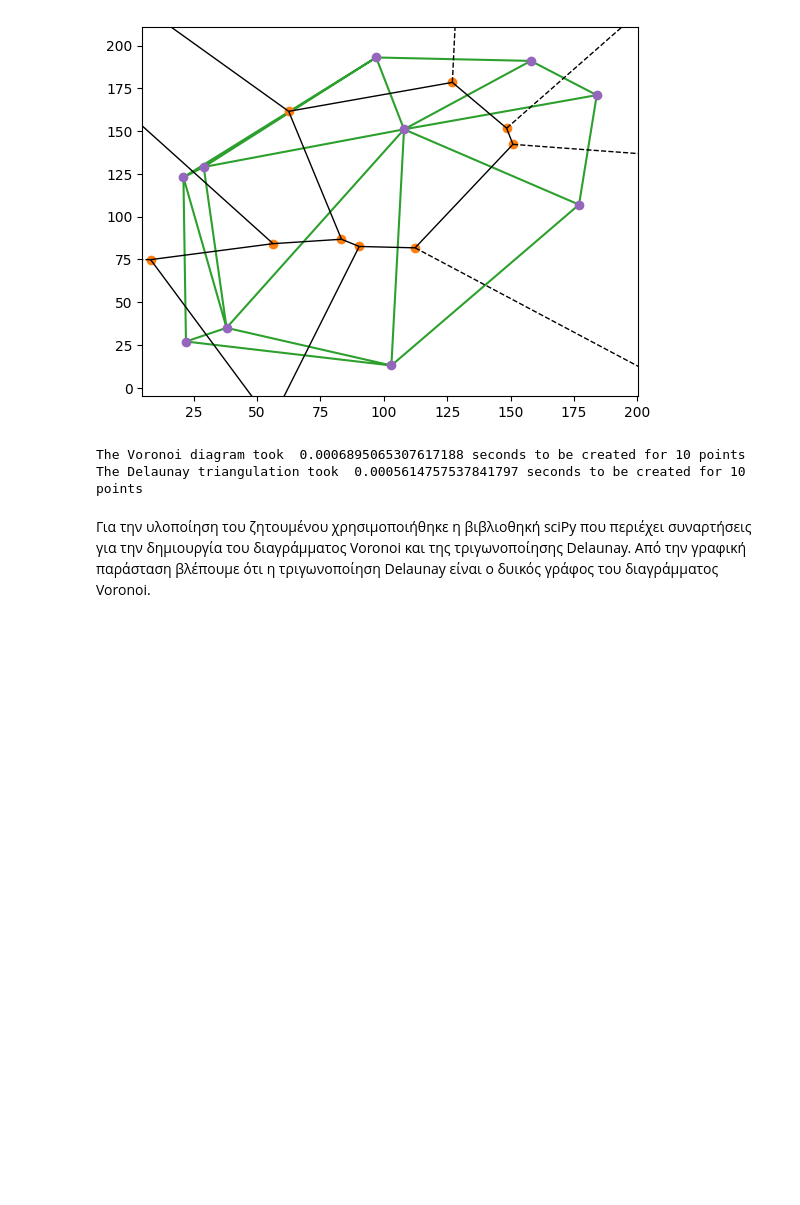
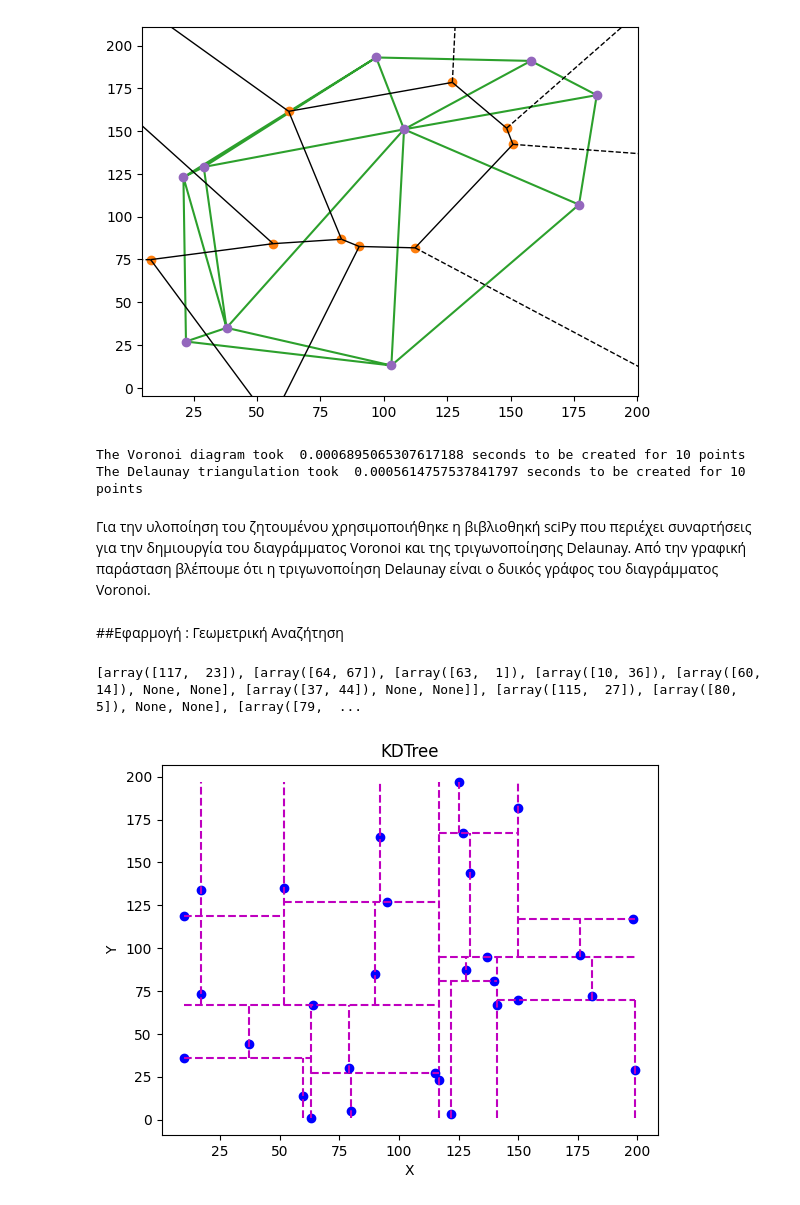
Before and after one commit to elenaliar/Computational_Geometry, a Jupyter notebook: ComputationalGeometry.ipynb, the cells around one changed output. Saved outputs shown, nothing was run; the diff lists cells and outputs as text; code cells hidden in the pictures; blank space fills up the shorter version.

```diff
--- a/ComputationalGeometry.ipynb
+++ b/ComputationalGeometry.ipynb
@@ -583,3 +583,60 @@ The Voronoi diagram took  0.0006895065307617188 seconds to be created for 10 poi
 The Delaunay triangulation took  0.0005614757537841797 seconds to be created for 10 points
 # %% [markdown]
 Για την υλοποίηση του ζητουμένου χρησιμοποιήθηκε η βιβλιοθηκή sciPy που περιέχει συναρτήσεις για την δημιουργία του διαγράμματος Voronoi και της τριγωνοποίησης Delaunay. Από την γραφική παράσταση βλέπουμε ότι η τριγωνοποίηση Delaunay είναι o δυικός γράφος του διαγράμματος Voronoi.
+# %% [markdown]
+##Εφαρμογή : Γεωμετρική Αναζήτηση
+# %%
+import math
+import sys
+import matplotlib.pyplot as plt
+import numpy as np
+
+def create_kd_Tree(P, depth=0):
+  n = len(P)
+  if n == 1:
+    return [P[0], None, None]
+  elif n>1:
+    P = sorted(P, key=lambda x: x[depth % 2])
+    median = math.floor(n/2)
+    return [P[median], create_kd_Tree(P[:median], depth+1), create_kd_Tree(P[median+1:], depth+1)]
+
+def plot_kd_tree(node, xmin, xmax, ymin, ymax, depth=0):
+    if node is None:
+        return
+
+    point = node[0]
+    left = node[1]
+    right = node[2]
+
+    axis = depth % len(point)
+
+    if axis == 0:
+        plt.plot([point[0]], [point[1]], 'bo')
+        plt.plot([point[0], point[0]], [ymin, ymax], 'm--')
+        plot_kd_tree(left, xmin, point[0], ymin, ymax, depth + 1)
+        plot_kd_tree(right, point[0], xmax, ymin, ymax, depth + 1)
+    else:
+        plt.plot([point[0]], [point[1]], 'bo')
+        plt.plot([xmin, xmax], [point[1], point[1]], 'm--')
+        plot_kd_tree(left, xmin, xmax, ymin, point[1], depth + 1)
+        plot_kd_tree(right, xmin, xmax, point[1], ymax, depth + 1)
+
+    if depth == 0:
+        plt.xlabel('X')
+        plt.ylabel('Y')
+        plt.title('KDTree')
+        plt.show()
+
+def main():
+  N = 30
+  P = np.array([(np.random.randint(0,200),np.random.randint(0,200)) for i in range(N)])
+  kd = create_kd_Tree(P)
+  print(kd)
+  plot_kd_tree(kd, min(p[0] for p in P), max(p[0] for p in P), min(p[1] for p in P), max(p[1] for p in P))
+
+
+if __name__ == '__main__':
+	main()
+# %% [output]
+[array([117,  23]), [array([64, 67]), [array([63,  1]), [array([10, 36]), [array([60, 14]), None, None], [array([37, 44]), None, None]], [array([115,  27]), [array([80,  5]), None, None], [array([79,  ...
+[figure, added]
```
